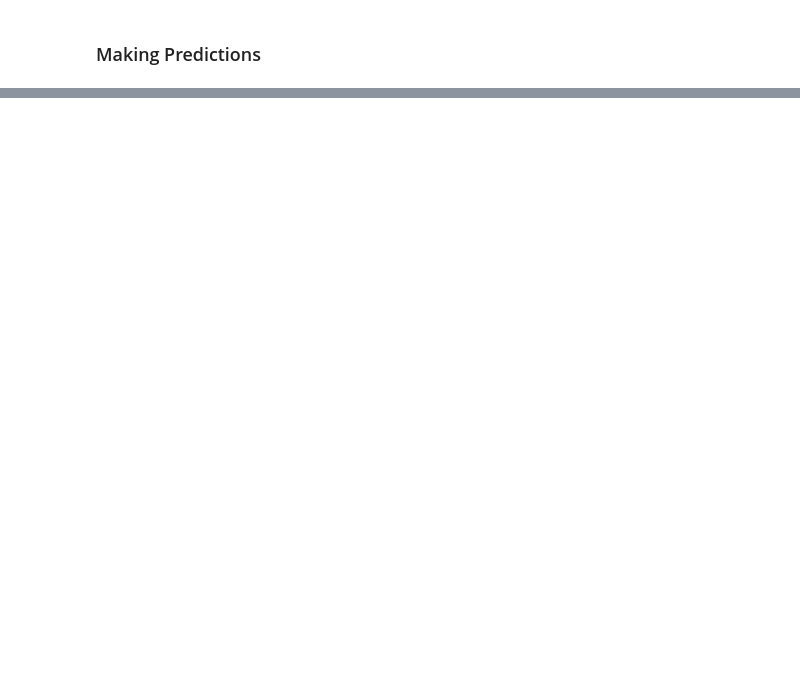
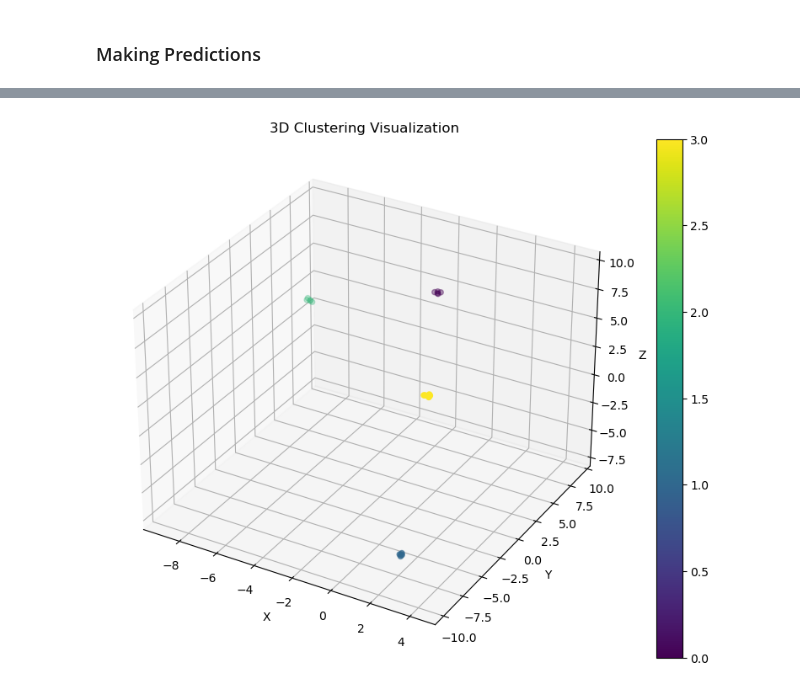
Before and after one commit to andreasoledadguerra/sales_strategy, a Jupyter notebook: sales_strategy.ipynb, the cells around one changed output, grey strips where cells are left out. Drawn from its saved outputs; the diff is of its cells as text; code cells hidden in the pictures; blank space fills up the shorter version.

```diff
--- a/sales_strategy.ipynb
+++ b/sales_strategy.ipynb
@@ -326,29 +468,31 @@ plt.show()
 # %%
 #Bonus: plotting cluster in 3D
-X, y = make_blobs(n_samples=440,
+X, y = make_blobs(n_samples=20,
                 n_features= 3,
                  centers=4,
                  cluster_std=0.1,
                  random_state=42)
 
 #Creating 3D scatter plot
 fig = plt. figure(figsize=(10,8))
 ax = fig.add_subplot(111,projection='3d')
 
 #Plotting the points
 scatter = ax.scatter(X[:, 0], X[:, 1], X[:, 2],
                      c=y,
                      cmap='viridis'
                      )
 
 #Adding labels
 ax.set_xlabel('X')
 ax.set_ylabel('Y')
 ax.set_zlabel('Z')
 ax.set_title('3D Clustering Visualization')
 
 #Adding a color bar
 plt.colorbar(scatter)
 
 #Showing the plot
 plt.show()
+# %% [output]
+[figure, added]
```
Also changed, not shown: parts of 15 cells of this notebook.
